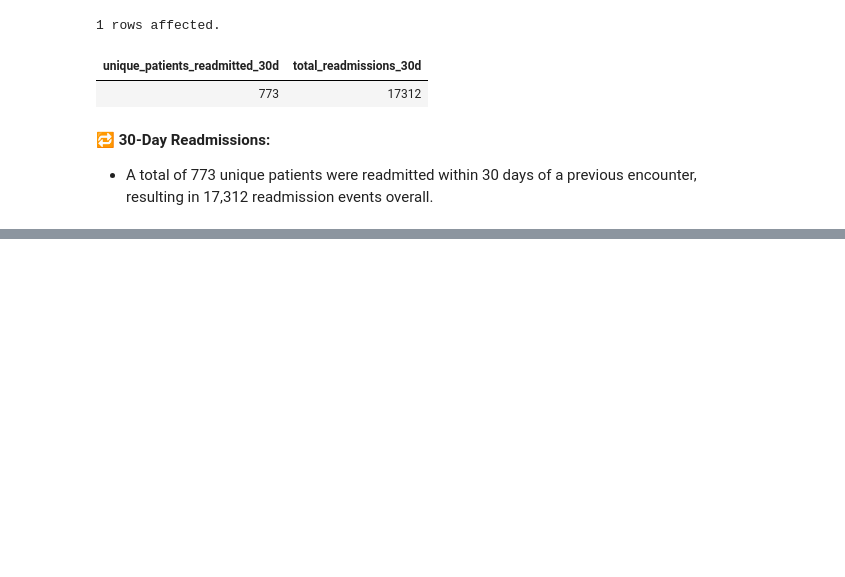
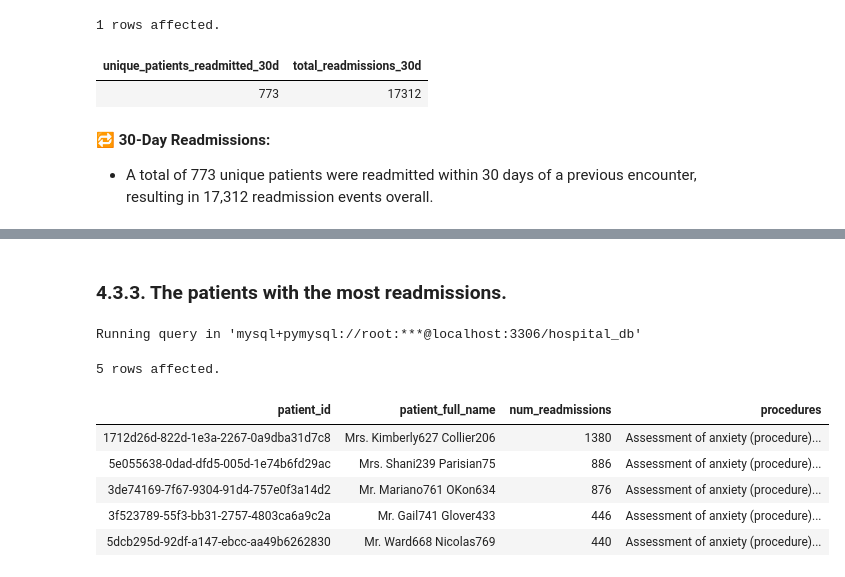
Before and after one commit to Lilian-Waitiki/Healthcare-Analysis, a Jupyter notebook: Analysis.ipynb, the cells around one changed output, grey strips where cells are left out. Cells and saved outputs as stored; diff of their text form; code cells hidden in the pictures; blank space fills up the shorter version.

```diff
--- a/Analysis.ipynb
+++ b/Analysis.ipynb
@@ -461,0 +530,42 @@ Running query in 'mysql+pymysql://root:***@localhost:3306/hospital_db'
+# %% [markdown]
+### 4.3.3. The patients with the most readmissions.
+# %%
+%%sql
+WITH readmissions AS (
+    SELECT
+        patient,
+        COUNT(*) - 1 AS num_readmissions
+    FROM encounters
+    GROUP BY patient
+),
+patient_procedures AS (
+    SELECT
+        e.patient AS patient_id,
+        CONCAT(p.prefix, " ", p.first, " ", p.last) AS patient_full_name,
+        pr.description
+    FROM encounters e
+    LEFT JOIN patients p
+        ON e.patient = p.id
+    LEFT JOIN procedures pr
+        ON e.id = pr.encounter
+)
+SELECT
+    pp.patient_id,
+    pp.patient_full_name,
+    r.num_readmissions,
+    GROUP_CONCAT(DISTINCT pp.description ORDER BY pp.description SEPARATOR ', ') AS procedures
+FROM patient_procedures pp
+LEFT JOIN readmissions r
+    ON pp.patient_id = r.patient
+GROUP BY pp.patient_id, pp.patient_full_name, r.num_readmissions
+ORDER BY r.num_readmissions DESC
+LIMIT 5;
+# %% [output]
+Running query in 'mysql+pymysql://root:***@localhost:3306/hospital_db'
+5 rows affected.
+| patient_id | patient_full_name | num_readmissions | procedures |
+| 1712d26d-822d-1e3a-2267-0a9dba31d7c8 | Mrs. Kimberly627 Collier206 | 1380 | Assessment of anxiety (procedure)... |
+| 5e055638-0dad-dfd5-005d-1e74b6fd29ac | Mrs. Shani239 Parisian75 | 886 | Assessment of anxiety (procedure)... |
+| 3de74169-7f67-9304-91d4-757e0f3a14d2 | Mr. Mariano761 OKon634 | 876 | Assessment of anxiety (procedure)... |
+| 3f523789-55f3-bb31-2757-4803ca6a9c2a | Mr. Gail741 Glover433 | 446 | Assessment of anxiety (procedure)... |
+| 5dcb295d-92df-a147-ebcc-aa49b6262830 | Mr. Ward668 Nicolas769 | 440 | Assessment of anxiety (procedure)... |
```
Also changed, not shown: parts of 34 cells of this notebook.
